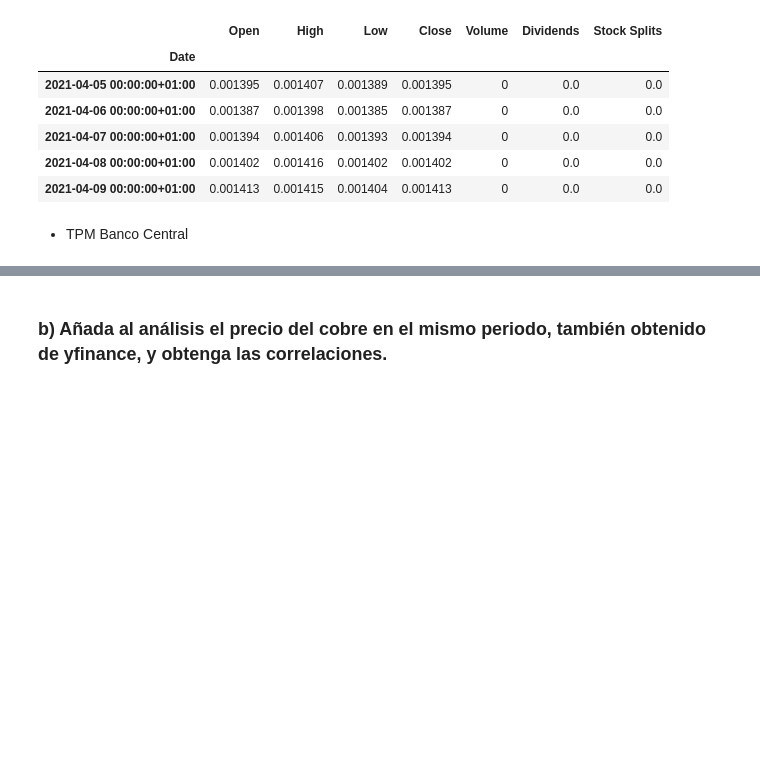
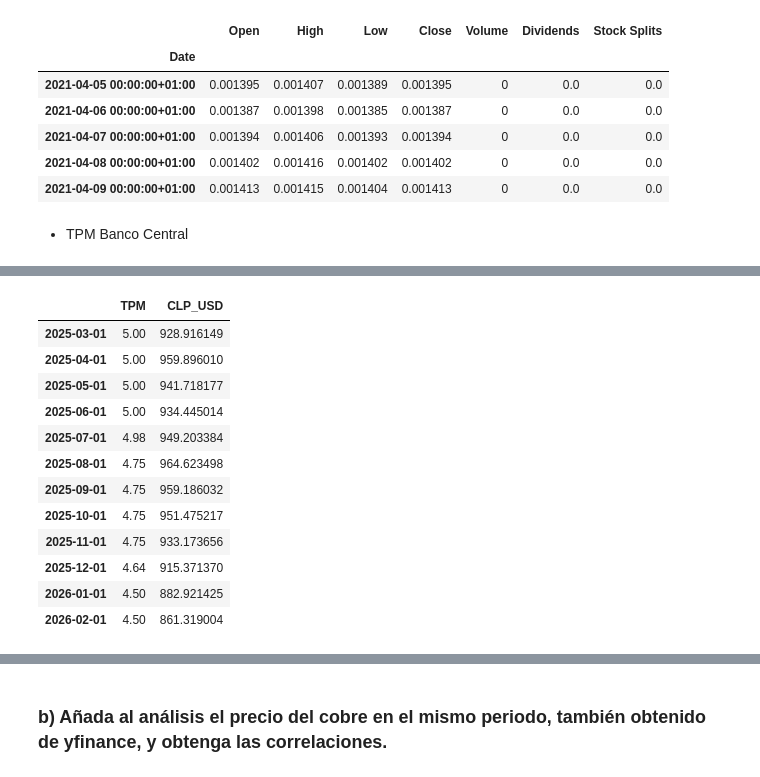
Before and after one commit to Gottch7897/iit414w-lab01-TheUltrakills, a Jupyter notebook: EvalProyectos/Tarea1.ipynb/Tarea1.ipynb, the cells around one changed output, grey strips where cells are left out. Cells and saved outputs as stored; diff of their text form; code cells hidden in the pictures; blank space fills up the shorter version.

```diff
--- a/EvalProyectos/Tarea1.ipynb/Tarea1.ipynb
+++ b/EvalProyectos/Tarea1.ipynb/Tarea1.ipynb
@@ -349,5 +349,5 @@ Historical Data:
 # %%
 import bcchapi
 
-siete = bcchapi.Siete(".bcch_credentials.txt")
-siete.buscar("TPM")
+siete = bcchapi.Siete(file=".bcch_credentials.txt")
+df=siete.buscar("TPM")
@@ -359,0 +354,81 @@ siete
+# %%
+# TPM (BCCh) + correlation with CLP/USD
+tpm_series_id = "F022.TPM.TIN.D001.NO.Z.M"  # TPM mensual
+desde = (pd.Timestamp.today() - pd.DateOffset(years=5)).strftime("%Y-%m-%d")
+hasta = pd.Timestamp.today().strftime("%Y-%m-%d")
+
+# 1) Descargar TPM desde BCCh (intento API directa + fallback bcchapi)
+tpm_data = None
+try:
+    user_bcch, pass_bcch = obtener_credenciales_bcch()
+    tpm_raw, _ = consultar_serie_bcch(tpm_series_id, user_bcch, pass_bcch)
+    if not tpm_raw.empty:
+        tpm_data = (
+            tpm_raw[["date", "value"]]
+            .rename(columns={"value": "TPM"})
+            .set_index("date")
+            .sort_index()
+        )
+except Exception as e:
+    print(f"Aviso: API directa BCCh no disponible ({e}). Se usa fallback bcchapi.")
+
+if tpm_data is None or tpm_data.empty:
+    import bcchapi
+    if "siete" not in globals():
+        siete = bcchapi.Siete(file=".bcch_credentials.txt")
+
+    tpm_fallback = siete.cuadro(
+        series=[tpm_series_id],
+        nombres=["TPM"],
+        desde=desde,
+        hasta=hasta
+    )
+
+    if tpm_fallback is None or tpm_fallback.empty:
+        raise ValueError("No se pudo descargar TPM ni por API directa ni por bcchapi")
+
+    # Estandarizar salida de bcchapi
+    tpm_data = tpm_fallback.copy()
+    if not isinstance(tpm_data.index, pd.DatetimeIndex):
+        tpm_data.index = pd.to_datetime(tpm_data.index, errors="coerce")
+    tpm_data = tpm_data.sort_index()
+    tpm_data = tpm_data[[c for c in tpm_data.columns if c == "TPM" or pd.api.types.is_numeric_dtype(tpm_data[c])]]
+
+    if "TPM" not in tpm_data.columns:
+        tpm_col = tpm_data.columns[0]
+        tpm_data = tpm_data.rename(columns={tpm_col: "TPM"})
+    else:
+        tpm_data = tpm_data[["TPM"]]
+
+# Limpieza final TPM
+tpm_data = tpm_data.dropna(subset=["TPM"])
+tpm_data.index = pd.to_datetime(tpm_data.index).tz_localize(None)
+tpm_data = tpm_data.asfreq("MS").interpolate(limit_direction="both")
+
+# 2) Asegurar serie de tipo de cambio CLP/USD
+if "clp_usd_data" not in globals():
+    if "historical_data" in globals() and not historical_data.empty:
+        clp_usd_data = 1 / historical_data["Close"]
+    else:
+        import yfinance as yf
+        fx = yf.Ticker("CLPUSD=X").history(period="5y")
+        if fx.empty:
+            raise ValueError("No se pudo descargar CLPUSD=X desde yfinance")
+        clp_usd_data = 1 / fx["Close"]
+
+# 3) Llevar ambas series a frecuencia mensual y al mismo rango
+fx_series = clp_usd_data.copy()
+fx_series.index = pd.to_datetime(fx_series.index).tz_localize(None)
+fx_monthly = fx_series.resample("MS").mean().to_frame(name="CLP_USD")
+combo = tpm_data.join(fx_monthly, how="inner").dropna()
+
+if combo.empty:
+    raise ValueError("No hay fechas comunes entre TPM y CLP/USD")
+
+# 4) Correlacion
+corr_tpm_fx = combo["TPM"].corr(combo["CLP_USD"])
+print(f"\nRango usado TPM: {desde} a {hasta}")
+print(f"Observaciones mensuales comunes: {len(combo)}")
+
+display(combo.tail(12))
+# %% [output]
@@ -360,3 +439,16 @@ siete
+|  | TPM | CLP_USD |
+| 2025-03-01 | 5.00 | 928.916149 |
+| 2025-04-01 | 5.00 | 959.896010 |
+| 2025-05-01 | 5.00 | 941.718177 |
+| 2025-06-01 | 5.00 | 934.445014 |
+| 2025-07-01 | 4.98 | 949.203384 |
+| 2025-08-01 | 4.75 | 964.623498 |
+| 2025-09-01 | 4.75 | 959.186032 |
+| 2025-10-01 | 4.75 | 951.475217 |
+| 2025-11-01 | 4.75 | 933.173656 |
+| 2025-12-01 | 4.64 | 915.371370 |
+| 2026-01-01 | 4.50 | 882.921425 |
+| 2026-02-01 | 4.50 | 861.319004 |
 # %%
 # Convert USD/CLP to CLP/USD (invert the data)
 clp_usd_data = 1 / historical_data['Close']
```
Also changed, not shown: parts of 4 cells of this notebook.
